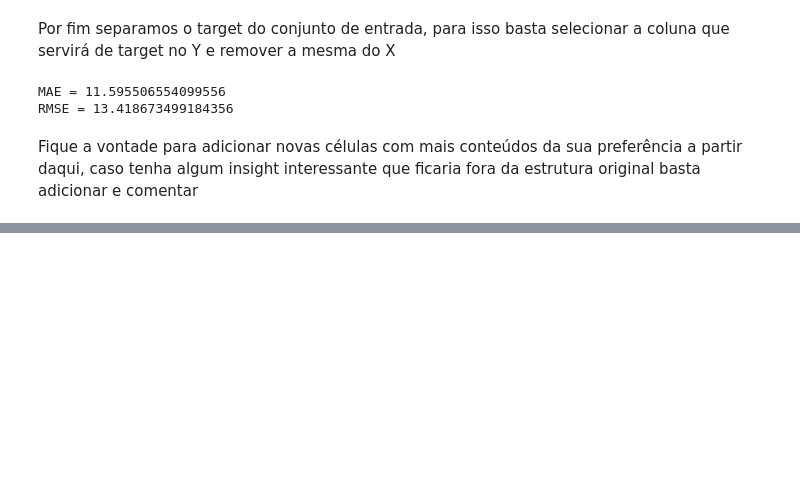
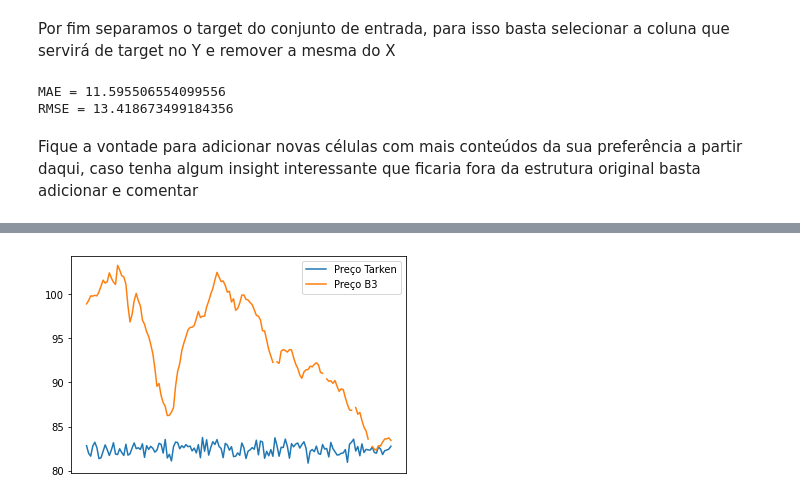
Before and after one commit to mrcolorblind/data-science-intern-challenge, a Jupyter notebook: Challenge.ipynb, the cells around one changed output, grey strips where cells are left out. Drawn from its saved outputs; the diff is of its cells as text; code cells hidden in the pictures; blank space fills up the shorter version.

```diff
--- a/Challenge.ipynb
+++ b/Challenge.ipynb
@@ -121,0 +141,13 @@ Fique a vontade para adicionar novas células com mais conteúdos da sua prefer
+# %%
+date_df = df.groupby('reference_date').mean()
+x  = date_df.index
+y1 = date_df['price_per_unit']
+y2 = date_df['b3_price']
+# %%
+plt.xticks([])
+plt.plot(x, y1, label = "Preço Tarken")
+plt.plot(x, y2, label = "Preço B3")
+plt.legend(loc = 'best')
+plt.show()
+# %% [output]
+[figure, added]
```
Also changed, not shown: parts of 7 cells of this notebook.
